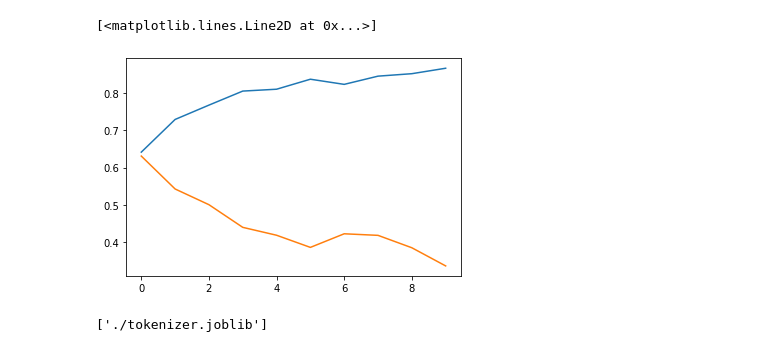
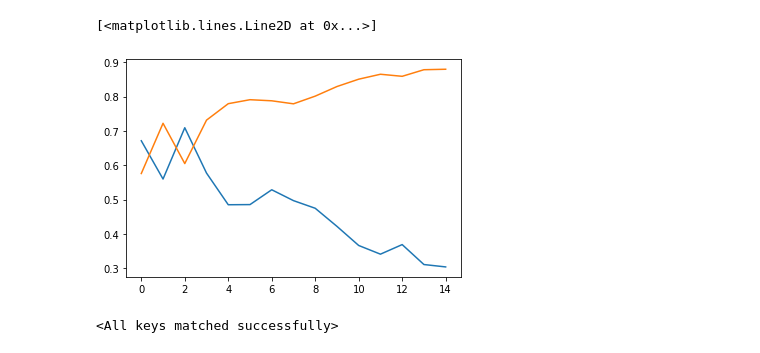
Before and after one commit to Markfryazino/stanford_sentiment, a Jupyter notebook: research/lstm_for_colab.ipynb, the cells around one changed output. Drawn from its saved outputs; the diff is of its cells as text; code cells hidden in the pictures.

Commit message:
model trained

```diff
--- a/research/lstm_for_colab.ipynb
+++ b/research/lstm_for_colab.ipynb
@@ -54,9 +54,3 @@ for name in test_neg_names:
 from sklearn.model_selection import train_test_split
 
 train, val, y_train, y_val = train_test_split(train, y_train, shuffle=True, test_size=0.2)
-# %%
-text = 'a b c c c d d a'
-from collections import Counter
-c = dict(Counter(text.split()))
-c = {key for key, val in c.items() if val >= 3}
-c
@@ -108,7 +121,7 @@ class SimpleModel(nn.Module):
     def __init__(self, num_tokens, emb_size=16, hid_size=64):
         super(self.__class__, self).__init__()
         self.emb = nn.Embedding(num_tokens, emb_size)
-        self.dropout = nn.Dropout(p=0.3)
+        self.dropout = nn.Dropout(p=0.5)
         self.lstm = nn.LSTM(emb_size, hid_size, batch_first=True, bidirectional=True)
         self.fc = nn.Linear(2 * hid_size, 1)
 
@@ -222,7 +256,7 @@ optimizer = torch.optim.Adam(model.parameters(), lr=1e-3)
 scheduler1 = torch.optim.lr_scheduler.ReduceLROnPlateau(optimizer, factor=0.1, mode='max')
 scheduler2 = torch.optim.lr_scheduler.StepLR(optimizer, 2, 0.1)
 
-loss_hist, acc_hist = train_model(model, train_loader, val_loader, 10, optimizer, loss,
+loss_hist, acc_hist, _ = train_model(model, train_loader, val_loader, 15, optimizer, loss,
                                    classification=True, plato_scheduler=scheduler1, scheduler=scheduler2)
 # %% [output]
 Epoch 0
@@ -245,17 +279,21 @@ Val accuracy: 0.866
 # %%
 import matplotlib.pyplot as plt
-plt.plot(range(10), val_hist)
-plt.plot(range(10), train_hist)
+plt.plot(range(15), loss_hist)
+plt.plot(range(15), acc_hist)
 # %% [output]
 [<matplotlib.lines.Line2D at 0x...>]
-[figure, old version]
+[figure, new version]
 # %%
-import joblib
-
-torch.save(model.state_dict(), PATH + 'classification.pt')
-joblib.dump(tok, PATH + 'tokenizer.joblib')
+torch.save(model.state_dict(), PATH + 'models/classification.pt')
-# %% [output]
-['./tokenizer.joblib']
+# %%
+model = nn.Sequential(
+    SimpleModel(tok.num_tokens, 16, 32),
+    nn.Sigmoid()
+)
+
+model.load_state_dict(torch.load('models/classification.pt'))
+# %% [output]
+<All keys matched successfully>
 # %%
 reg_model = model[0].to(device)
 loss = torch.nn.MSELoss()
```
Also changed, not shown: parts of 15 cells of this notebook.
